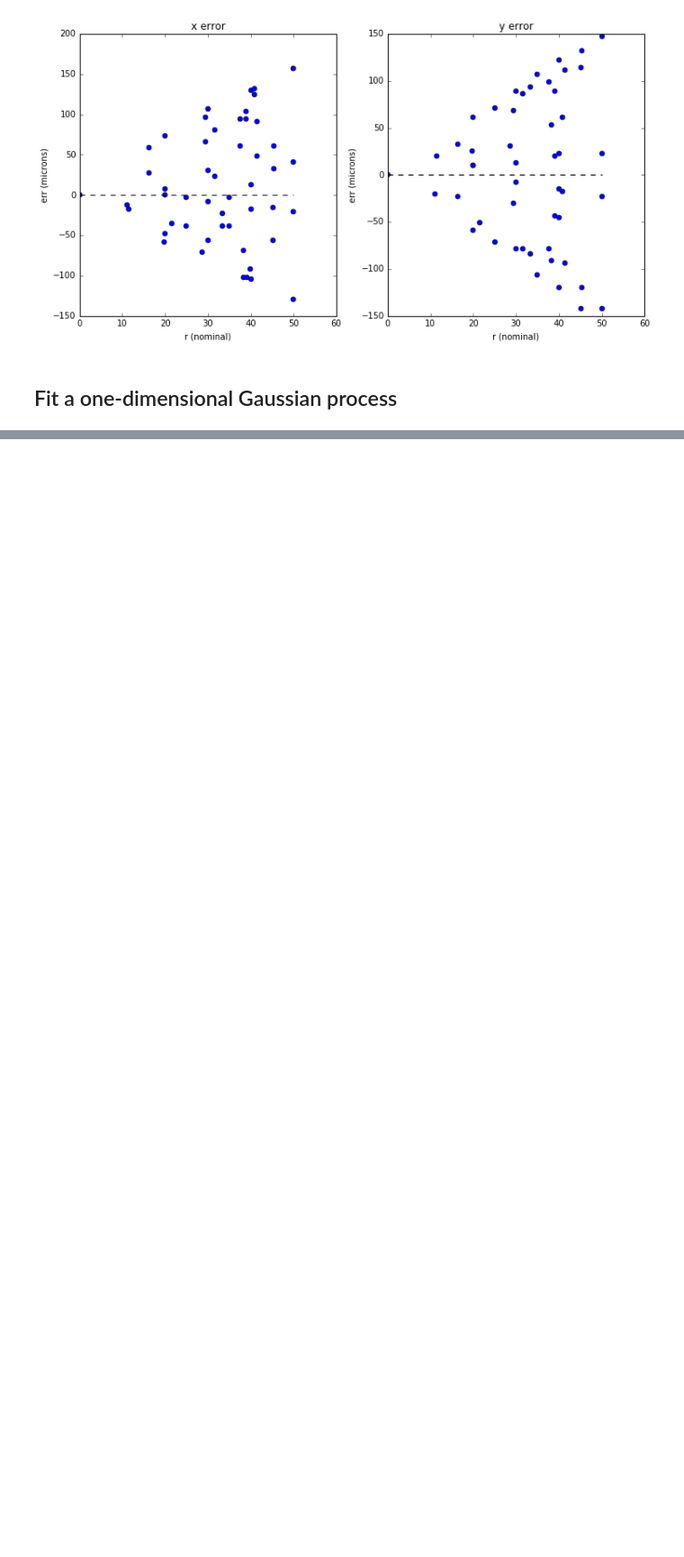
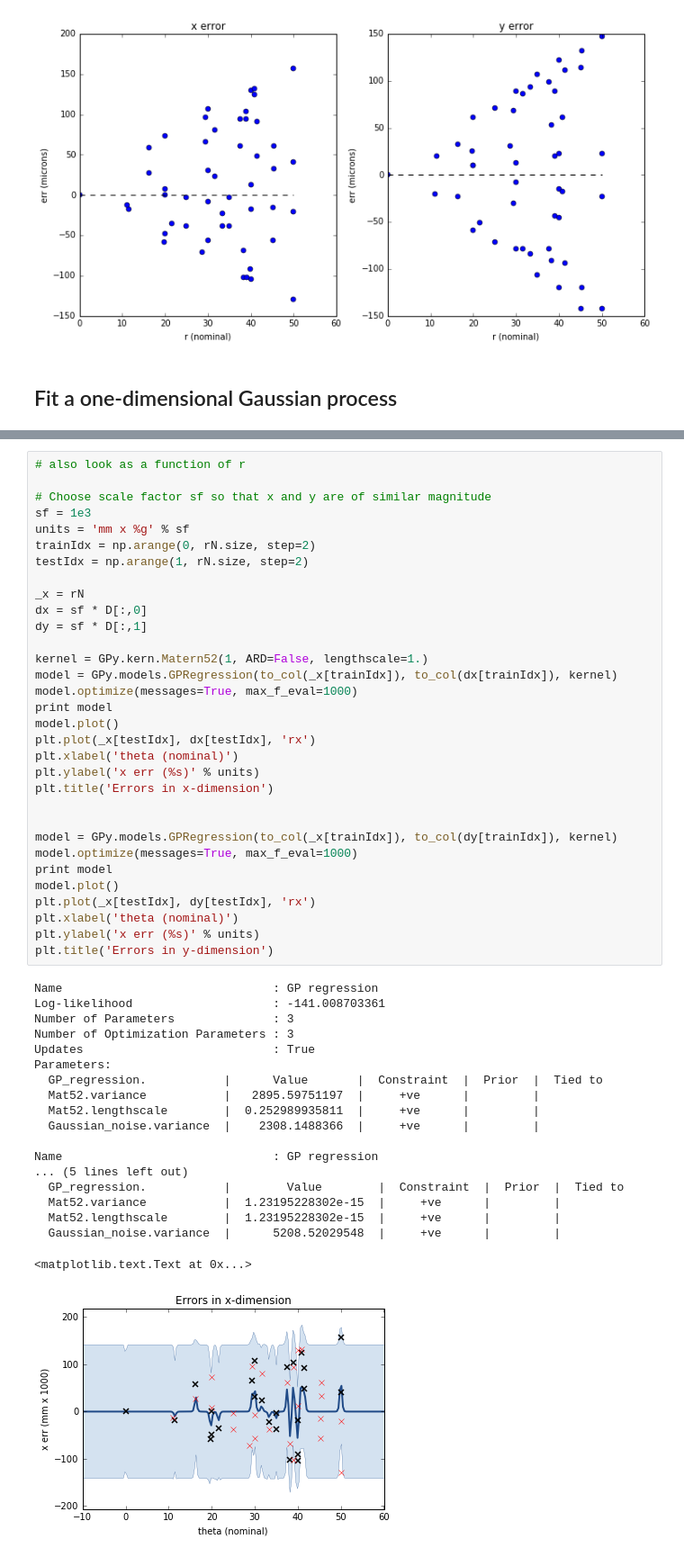
Before and after one commit to mjpekala/gp-am-study, a Jupyter notebook: examples/APL01_M290_maraging_steel.ipynb, the cells around one changed output, grey strips where cells are left out. Shown at 90% size. Saved outputs shown, nothing was run; the diff lists cells and outputs as text; blank space fills up the shorter version.

```diff
--- a/examples/APL01_M290_maraging_steel.ipynb
+++ b/examples/APL01_M290_maraging_steel.ipynb
@@ -152,0 +175,52 @@ Parameters:
+# %%
+# also look as a function of r
+
+# Choose scale factor sf so that x and y are of similar magnitude
+sf = 1e3
+units = 'mm x %g' % sf
+trainIdx = np.arange(0, rN.size, step=2)
+testIdx = np.arange(1, rN.size, step=2)
+
+_x = rN
+dx = sf * D[:,0]
+dy = sf * D[:,1]
+
+kernel = GPy.kern.Matern52(1, ARD=False, lengthscale=1.)
+model = GPy.models.GPRegression(to_col(_x[trainIdx]), to_col(dx[trainIdx]), kernel)
+model.optimize(messages=True, max_f_eval=1000)
+print model
+model.plot()
+plt.plot(_x[testIdx], dx[testIdx], 'rx')
+plt.xlabel('theta (nominal)')
+plt.ylabel('x err (%s)' % units)
+plt.title('Errors in x-dimension')
+
+
+model = GPy.models.GPRegression(to_col(_x[trainIdx]), to_col(dy[trainIdx]), kernel)
+model.optimize(messages=True, max_f_eval=1000)
+print model
+model.plot()
+plt.plot(_x[testIdx], dy[testIdx], 'rx')
+plt.xlabel('theta (nominal)')
+plt.ylabel('x err (%s)' % units)
+plt.title('Errors in y-dimension')
+# %% [output]
+Name                              : GP regression
+Log-likelihood                    : -141.008703361
+Number of Parameters              : 3
+Number of Optimization Parameters : 3
+Updates                           : True
+Parameters:
+  GP_regression.           |      Value       |  Constraint  |  Prior  |  Tied to
+  Mat52.variance           |   2895.59751197  |     +ve      |         |
+  Mat52.lengthscale        |  0.252989935811  |     +ve      |         |
+  Gaussian_noise.variance  |    2308.1488366  |     +ve      |         |
+
+Name                              : GP regression
+... (5 lines left out)
+  GP_regression.           |        Value        |  Constraint  |  Prior  |  Tied to
+  Mat52.variance           |  1.23195228302e-15  |     +ve      |         |
+  Mat52.lengthscale        |  1.23195228302e-15  |     +ve      |         |
+  Gaussian_noise.variance  |      5208.52029548  |     +ve      |         |
+<matplotlib.text.Text at 0x...>
+[figure, added]
```
Also changed, not shown: parts of 8 cells of this notebook.
